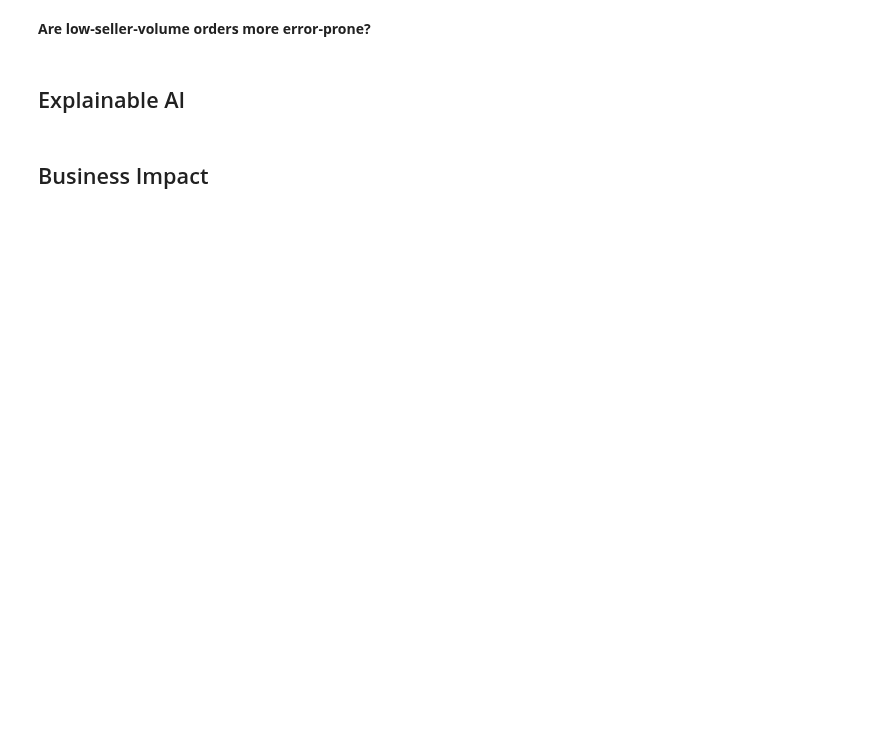
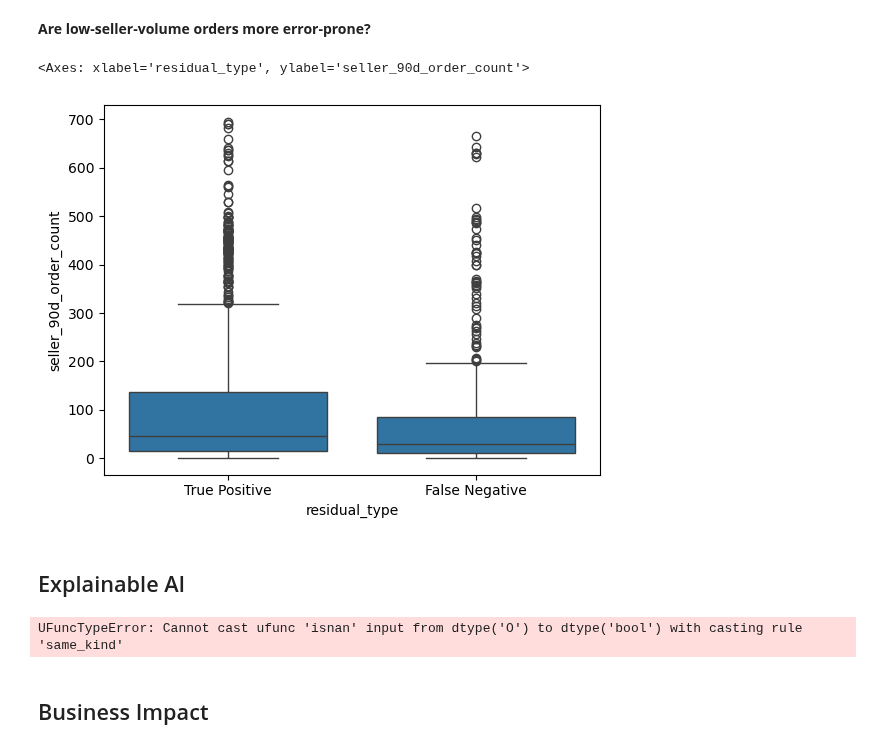
Before and after one commit to RioPramana21/Final-Project-Olist, a Jupyter notebook: preparation_notebooks/Machine Learning Model Building.ipynb, the cells around one changed output. Drawn from its saved outputs; the diff is of its cells as text; code cells hidden in the pictures; blank space fills up the shorter version.

```diff
--- a/preparation_notebooks/Machine Learning Model Building.ipynb
+++ b/preparation_notebooks/Machine Learning Model Building.ipynb
@@ -905,22 +1072,0 @@ new_pipe = Pipeline([
-# %%
-# Refit on the full training set
-new_pipe.fit(X_train, y_train)
-
-# ---  get probabilities and default predictions --------------------
-y_prob = new_pipe.predict_proba(X_test)[:, 1]
-y_pred = (y_prob >= 0.50).astype(int)                 # default 0.5 cut-off
-
-# --- core metrics --------------------------------------------------
-pr_auc  = average_precision_score(y_test, y_prob)
-roc_auc = roc_auc_score(y_test, y_prob)
-print(f"PR-AUC   : {pr_auc:.3f}")
-print(f"ROC-AUC  : {roc_auc:.3f}\n")
-print("Classification report (threshold 0.50):")
-print(classification_report(y_test, y_pred, digits=3))
-
-# confusion matrix
-cm = pd.DataFrame(confusion_matrix(y_test, y_pred),
-                  index=["Actual On-time","Actual Late"],
-                  columns=["Pred On-time","Pred Late"])
-print("\nConfusion matrix:")
-display(cm)
@@ -1011,21 +1072,0 @@ plt.show()
-# %%
-best_threshold = 0.3
-
-# ---  get probabilities and default predictions --------------------
-y_prob = new_pipe.predict_proba(X_test)[:, 1]
-y_pred = (y_prob >= best_threshold).astype(int)                 # use chosen threshold
-
-# --- core metrics --------------------------------------------------
-pr_auc  = average_precision_score(y_test, y_prob)
-roc_auc = roc_auc_score(y_test, y_prob)
-print(f"PR-AUC   : {pr_auc:.3f}")
-print(f"ROC-AUC  : {roc_auc:.3f}\n")
-print("Classification report (threshold 0.3):")
-print(classification_report(y_test, y_pred, digits=3))
-
-# confusion matrix
-cm = pd.DataFrame(confusion_matrix(y_test, y_pred),
-                  index=["Actual On-time","Actual Late"],
-                  columns=["Pred On-time","Pred Late"])
-print("\nConfusion matrix:")
-display(cm)
@@ -1068,10 +1139,13 @@ pd.crosstab(
 # %%
 import seaborn as sns
 sns.boxplot(
     x="residual_type",
-    y="seller_30d_order_count",
+    y="seller_90d_order_count",
     data=residuals_df[residuals_df["residual_type"].isin(["False Negative", "True Positive"])]
 )
+# %% [output]
+<Axes: xlabel='residual_type', ylabel='seller_90d_order_count'>
+[figure, added]
 # %% [markdown]
 ## Explainable AI
 # %%
@@ -1079,10 +1153,12 @@ import shap
 
 # 1. Fit explainer on your final model
 #    If using RandomForest inside a pipeline:
-explainer = shap.TreeExplainer(best_est.named_steps["rf"])
+# explainer = shap.TreeExplainer(best_est.named_steps["rf"])
+explainer = shap.TreeExplainer(best_est.named_steps["model"])
 
 # 2. Compute SHAP values on a sample (e.g. 5k rows for speed)
-X_sample = best_est.named_steps["preprocess"].transform(X_train.sample(5000, random_state=21))
+X_sample = rf_pipe.named_steps["preprocess"].transform(X_train.sample(5000, random_state=21))
+# X_sample = best_est.named_steps["preprocess"].transform(X_train.sample(5000, random_state=21))
 shap_values = explainer.shap_values(X_sample)
 
 # 3. Global summary plot
@@ -1094,7 +1170,7 @@ shap.summary_plot(
 )
 
 # 4. Local explanation for one sample
-i = RANDOM_SEED  # arbitrary index
+i = RANDOM_STATE  # arbitrary index
 shap.force_plot(
     explainer.expected_value[1],
     shap_values[1][i],
@@ -1102,6 +1178,8 @@ shap.force_plot(
     feature_names=explainer.feature_names,
     matplotlib=True
 )
+# %% [output]
+UFuncTypeError: Cannot cast ufunc 'isnan' input from dtype('O') to dtype('bool') with casting rule 'same_kind'
 # %% [markdown]
 ## Business Impact
 # %%
```
Also changed, not shown: parts of 28 cells of this notebook.
